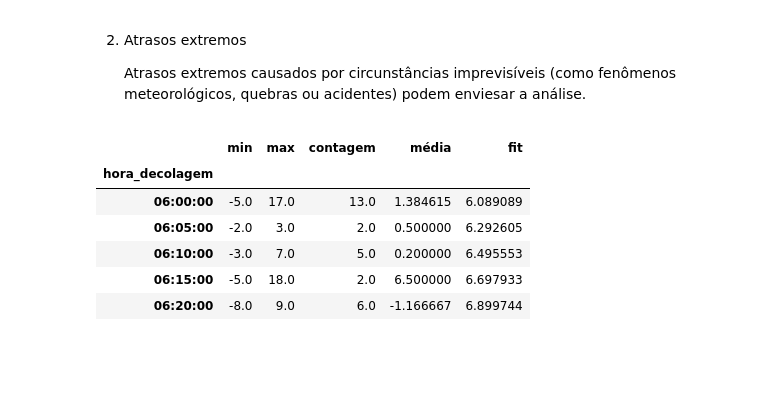
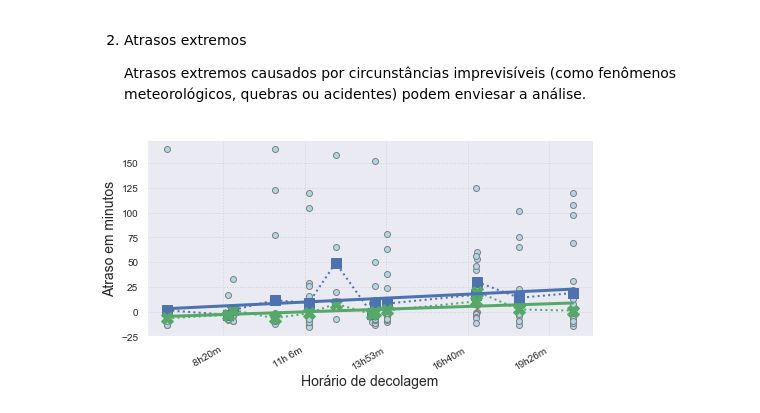
Before and after one commit to bekwendhausen/voos-kaggle-2015, a Jupyter notebook: flights-delay.ipynb, the cells around one changed output. Drawn from its saved outputs; the diff is of its cells as text; code cells hidden in the pictures; blank space fills up the shorter version.

```diff
--- a/flights-delay.ipynb
+++ b/flights-delay.ipynb
@@ -905,7 +907,8 @@ checar_aeroportos[-5:]
 # %%
 # Calcula a média de vôos por companhia aérea e por aeroporto
 def pegar_atrasos_voos(df_train, comp, id_aeroporto, extrem_values=False):
-    df2 = df_train[(df_train['AIRLINE'] == comp) & (df_train['ORIGIN_AIRPORT'] == id_aeroporto)]
+    df2 = df_train[(df_train['AIRLINE'] == comp) & (
+        df_train['ORIGIN_AIRPORT'] == id_aeroporto)]
 
     # _______________________________________
     # remove extreme values before fitting
@@ -928,17 +931,66 @@ def pegar_atrasos_voos(df_train, comp, id_aeroporto, extrem_values=False):
 
     # ___________________________________
     # Conversão do horário em segundos
-    fct: lambda x: x.hour*3600+x.minute*60+x.second
+    def fct(x): return x.hour*3600+x.minute*60+x.second
     test2.reset_index(inplace=True)
     test2['horario_decolagem_min'] = test2['horario_decolagem'].apply(fct)
     return test2
-# %%
-test2.head()
-# %% [output]
-|  | min | max | contagem | média | fit |
-| hora_decolagem |  |  |  |  |  |
-| 06:00:00 | -5.0 | 17.0 | 13.0 | 1.384615 | 6.089089 |
-| 06:05:00 | -2.0 | 3.0 | 2.0 | 0.500000 | 6.292605 |
-| 06:10:00 | -3.0 | 7.0 | 5.0 | 0.200000 | 6.495553 |
-| 06:15:00 | -5.0 | 18.0 | 2.0 | 6.500000 | 6.697933 |
-| 06:20:00 | -8.0 | 9.0 | 6.0 | -1.166667 | 6.899744 |
+# %%
+# Função que performa uma regressão linear nos valores
+
+def regressao_linear(test2):
+    test = test2[['média', 'horario_decolagem_min']].dropna(how='any', axis = 0)
+    X = np.array(test['horario_decolagem_min'])
+    Y = np.array(test['média'])
+    X = X.reshape(len(X),1)
+    Y = Y.reshape(len(Y),1)
+    regr = linear_model.LinearRegression()
+    regr.fit(X, Y)
+    result = regr.predict(X)
+    return X, Y, result
+# %%
+sns.set_style("whitegrid")
+# %%
+# 2 cenários:
+  # 1) todos os valores
+  # 2) eliminando atrasos maiores que 1 hora
+
+id_aeroporto = 'PHL'
+df2 = df_train[(df_train['AIRLINE'] == comp) & (df_train['ORIGIN_AIRPORT'] == id_aeroporto)]
+df2['horario_decolagem'] = df2['SCHEDULED_DEPARTURE'].apply(lambda x:x.time())
+df2['horario_decolagem'] = df2['horario_decolagem'].apply(lambda x:x.hour*3600+x.minute*60+x.second)
+
+#___________________
+# Primeiro cenário
+test2 = pegar_atrasos_voos(df_train, comp, id_aeroporto, False)
+X1, Y1, result2 = regressao_linear(test2)
+
+#___________________
+# Segundo cenário
+test3 = pegar_atrasos_voos(df_train, comp, id_aeroporto, True)
+X2, Y2, result3 = regressao_linear(test3)
+
+# ----
+
+fig1 = Estilo_da_figura(8, 4, 1, 1)
+
+fig1.pos_update(0, 0)
+
+fig1.cust_scatter(df2['horario_decolagem'], df2['DEPARTURE_DELAY'], markeredge = True)
+fig1.cust_plot(X1, Y1, color = 'b', linestyle = ':', linewidth = 2, marker = ('b','s', 10))
+fig1.cust_plot(X2, Y2, color = 'g', linestyle = ':', linewidth = 2, marker = ('g','X', 12))
+
+fig1.cust_plot(X1, result2, color = 'b', linewidth = 3)
+fig1.cust_plot(X2, result3, color = 'g', linewidth = 3)
+
+fig1.style()
+fig1.set_ylabel('Atraso em minutos', fontsize = 14)
+fig1.set_xlabel('Horário de decolagem', fontsize = 14)
+
+#____________________________________
+# Converter e setar os labels do x tick
+fct_convert = lambda x: (int(x/3600) , int(divmod(x,3600)[1]/60))
+fig1.axs[fig1.ix, fig1.iy].set_xticklabels(['{:2.0f}h{:2.0f}m'.format(*fct_convert(x))
+                                            for x in fig1.axs[fig1.ix, fig1.iy].get_xticks()]);
+# %% [output]
+[figure, added]
```
Also changed, not shown: parts of 2 cells of this notebook.
